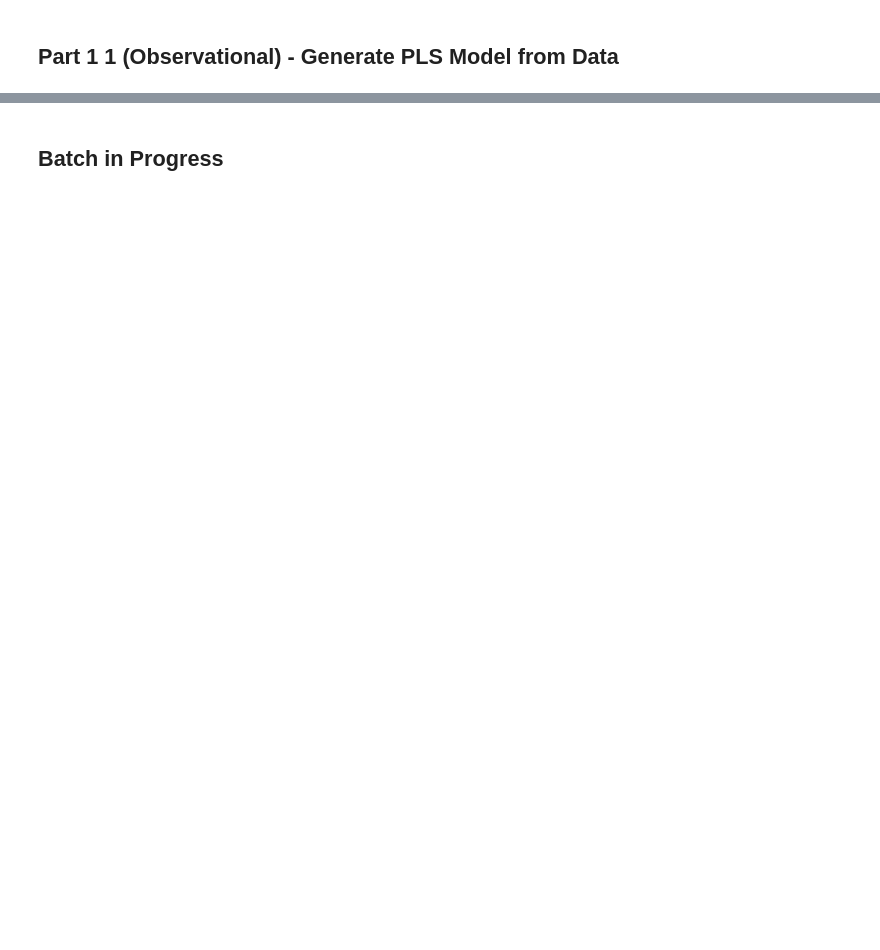
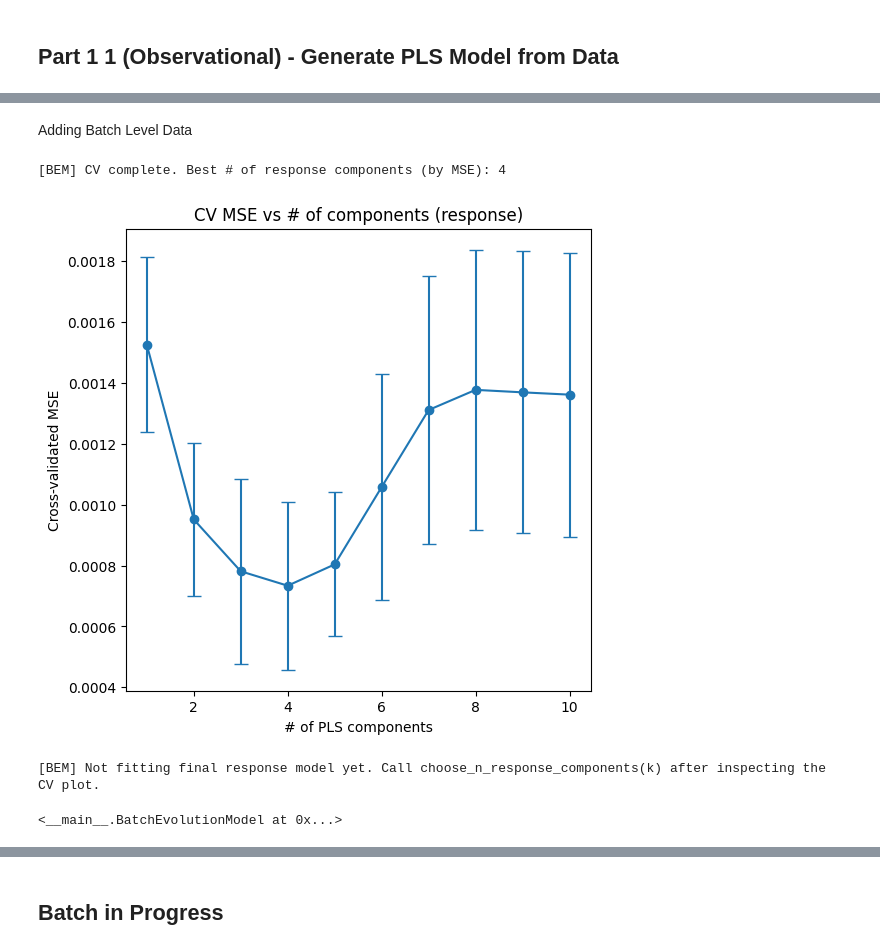
Before and after one commit to jhwaffles/batch_evolution_modeling, a Jupyter notebook: batch_evolution_modeling copy.ipynb, the cells around one changed output, grey strips where cells are left out. Saved outputs shown, nothing was run; the diff lists cells and outputs as text; code cells hidden in the pictures; blank space fills up the shorter version.

```diff
--- a/batch_evolution_modeling copy.ipynb
+++ b/batch_evolution_modeling copy.ipynb
@@ -627,0 +1192,19 @@ pls_3.fit(X_scaled, y)
+# %% [markdown]
+Adding Batch Level Data
+# %%
+#merge scores df X_T_df with batch level info (1 per batch) to predict titer.
+df_batch=pd.read_excel("batch_level_data.xlsx")
+
+bem.fit_response_model(
+    df_batch=df_batch,
+    y_cols=['titer_mg_mL'],
+    meta_cols=['batch_id', 'final_weight','temp_processing'],
+    n_splits=5,
+    plot_cv=True,
+    auto_select=False,
+)
+# %% [output]
+[BEM] CV complete. Best # of response components (by MSE): 4
+[figure, added]
+[BEM] Not fitting final response model yet. Call choose_n_response_components(k) after inspecting the CV plot.
+<__main__.BatchEvolutionModel at 0x...>
```
Also changed, not shown: parts of 29 cells of this notebook, 25 other files.
